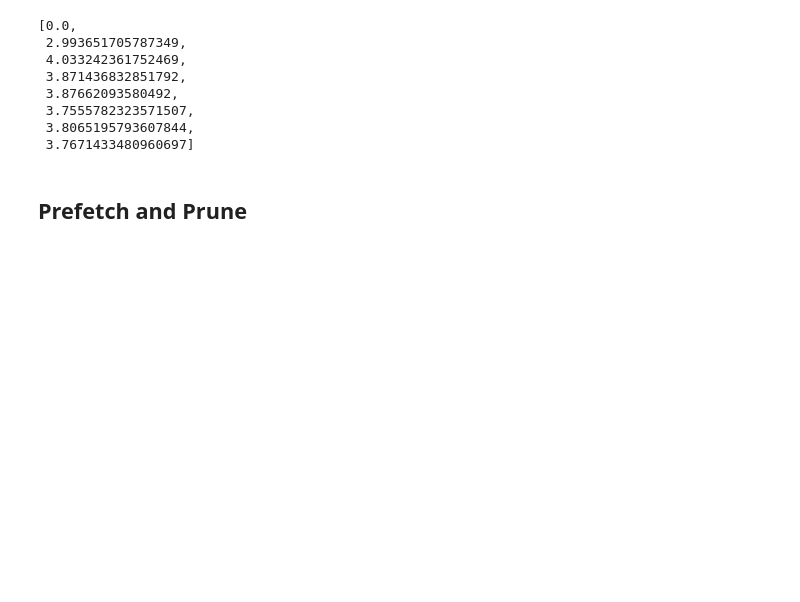
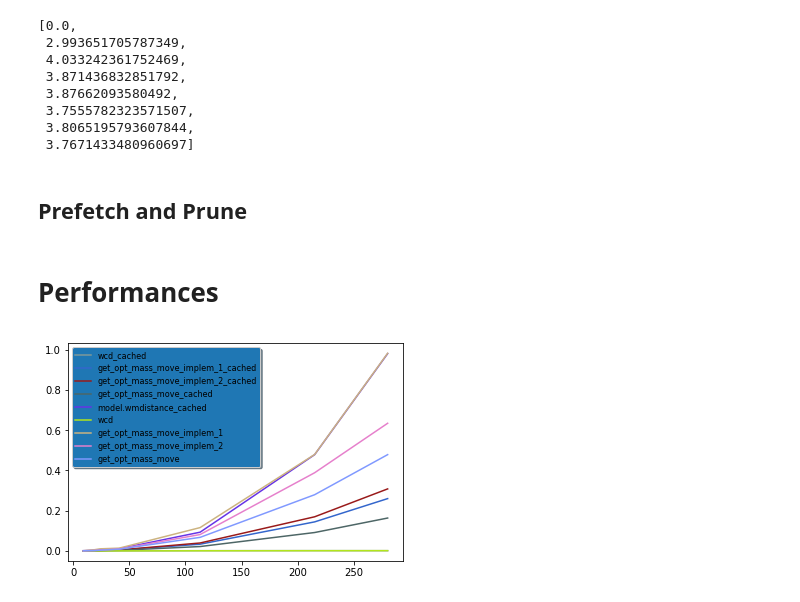
Before and after one commit to cpcdoy/WMD, a Jupyter notebook: Word Mover’s Distance.ipynb, the cells around one changed output. Drawn from its saved outputs; the diff is of its cells as text; code cells hidden in the pictures; blank space fills up the shorter version.

Commit message:
Add: performances statistics

```diff
--- a/Word Mover’s Distance.ipynb
+++ b/Word Mover’s Distance.ipynb
@@ -416,3 +416,5 @@ end - start
 def wmd_prefetch_prune():
     sorted_train_indices = range(numTrain)
     sorted_train_indices.sort(key=lambda x: wcd(train_data[x], train_nbow[x], query_doc, query_nbow))
+# %% [markdown]
+# Performances
@@ -418,0 +424,36 @@ def wmd_prefetch_prune():
+# %%
+def time_func(fn=rwmd, nb_docs=10, nb_iter=10):
+    timing_data = np.zeros((nb_docs - 1, 2))
+    for i in range(nb_docs - 1):
+        if fn == model.wmdistance:
+            def f():
+                model.wmdistance(strs_proc[i], strs_proc[i + 1])
+        else:
+            def f():
+                fn(i, i + 1)
+        #timing_data[i][0] = timeit.timeit(f, number=nb_iter)
+        timing_data[i][0] = timeit.Timer(f, 'gc.enable()').timeit(number=nb_iter)
+        timing_data[i][1] = len(strs_proc[i]) + len(strs_proc[i + 1])
+
+    return timing_data
+# %%
+funcs = [wcd, rwmd_implem_1, rwmd_implem_2, wrmd, model.wmdistance]
+data = np.array([time_func(i, len(strs_proc), 100) for i in funcs[:-1]])
+# %%
+data_no_cache = np.array([time_func(i, len(strs_proc), 10) for i in funcs)
+# %%
+x = data[0, :, 1]
+fn_names = ["wcd", "rwmd_implem_1", "rwmd_implem_2", "wrmd", "model.wmdistance"]
+
+fig, ax = plt.subplots()
+for i in range(data.shape[0]):
+    ax.plot(x, data[i, :, 0] / 100, 'k', color=np.around(np.random.rand(3, 1), 1).flatten(), label=str(fn_names[i]+'_cached'))
+for i in range(data_no_cache.shape[0]):
+    ax.plot(x, data_no_cache[i, :, 0] / 10, 'k', color=np.around(np.random.rand(3, 1), 1).flatten(), label=fn_names[i])
+
+legend = ax.legend(loc='upper left', shadow=True, fontsize='x-large', prop={'size': 8})
+
+# Put a nicer background color on the legend.
+legend.get_frame().set_facecolor('C0')
+# %% [output]
+[figure, added]
```
Also changed, not shown: parts of 1 cell of this notebook.
